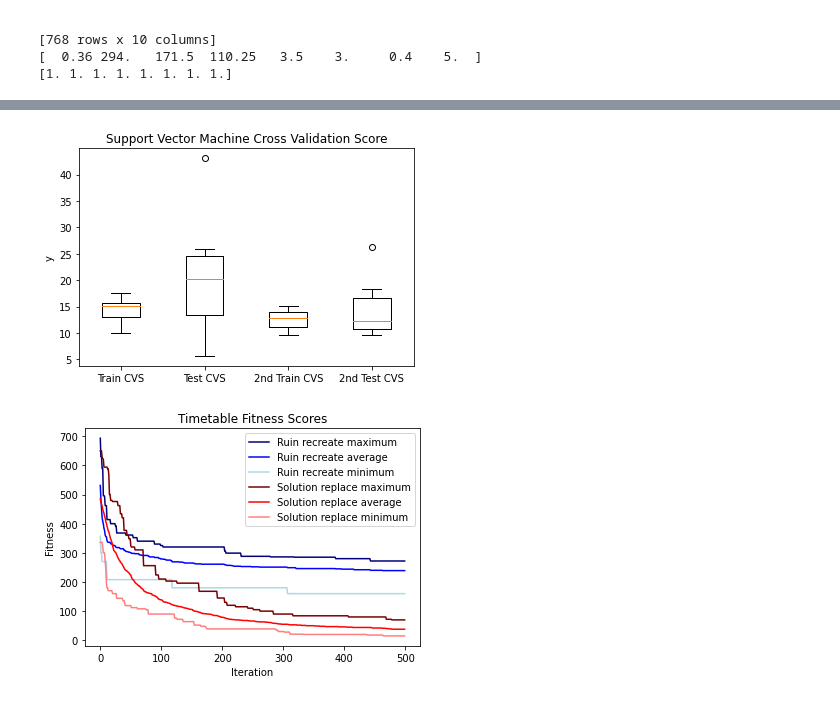
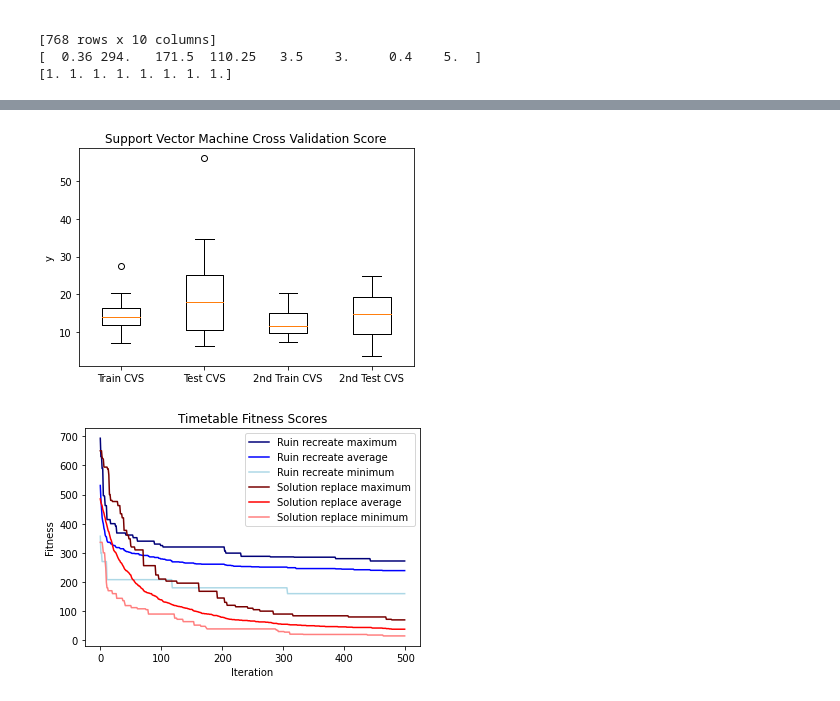
Before and after one commit to SamAlcock/COMP2002-CW70, a Jupyter notebook: COMP2002 CW70.ipynb, the cells around one changed output, grey strips where cells are left out. Cells and saved outputs as stored; diff of their text form; code cells hidden in the pictures.

```diff
--- a/COMP2002 CW70.ipynb
+++ b/COMP2002 CW70.ipynb
@@ -101,32 +101,32 @@ neural_network()
 # %%
 # Support Vector Machine.
 def support_vector_machine():
     for i in range(100):
         svregressor = SVR()
         svregressor.fit(X_train, y_train[:, 0])
         y_pred = svregressor.predict(X_test)
         x_pred = svregressor.predict(y_test)
 
         svregressor_2 = SVR()
         svregressor_2.fit(X_train, y_train[:, 1])
         y_pred_2 = svregressor.predict(X_test)
         x_pred_2 = svregressor.predict(y_test)
 
-    train_scores = cross_val_score(svregressor, X_train, y_train[:, 0], cv = 10, scoring = "neg_mean_squared_error")
-    train_scores_2 = cross_val_score(svregressor, X_train, y_train[:, 1], cv = 10, scoring = "neg_mean_squared_error")
-    test_scores = cross_val_score(svregressor, X_test, y_test[:, 0], cv = 10, scoring = "neg_mean_squared_error")
-    test_scores_2 = cross_val_score(svregressor, X_test, y_test[:, 1], cv = 10, scoring = "neg_mean_squared_error")
+    train_scores = cross_val_score(svregressor, X_train, y_train[:, 0], cv = 15, scoring = "neg_mean_squared_error")
+    train_scores_2 = cross_val_score(svregressor, X_train, y_train[:, 1], cv = 15, scoring = "neg_mean_squared_error")
+    test_scores = cross_val_score(svregressor, X_test, y_test[:, 0], cv = 15, scoring = "neg_mean_squared_error")
+    test_scores_2 = cross_val_score(svregressor, X_test, y_test[:, 1], cv = 15, scoring = "neg_mean_squared_error")
 
     plt.figure()
     plt.title("Support Vector Machine Cross Validation Score")
     plt.boxplot([abs(train_scores), abs(test_scores), abs(train_scores_2), abs(test_scores_2)])
     plt.xticks([1, 2, 3, 4], ["Train CVS", "Test CVS", "2nd Train CVS", "2nd Test CVS"])
     plt.ylabel("y")
     plt.show()
 
 support_vector_machine()
 # %% [output]
-[figure, old version]
+[figure, new version]
 # %%
 #PART 2 - OPTIMISATION
 import random
```
Also changed, not shown: parts of 3 cells of this notebook.
